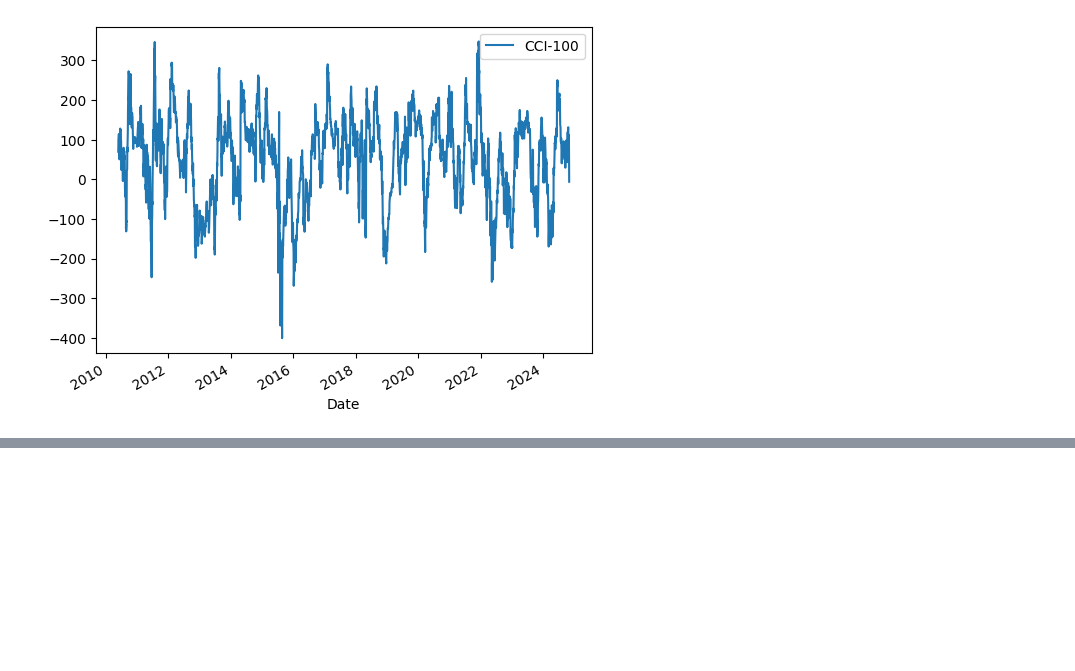
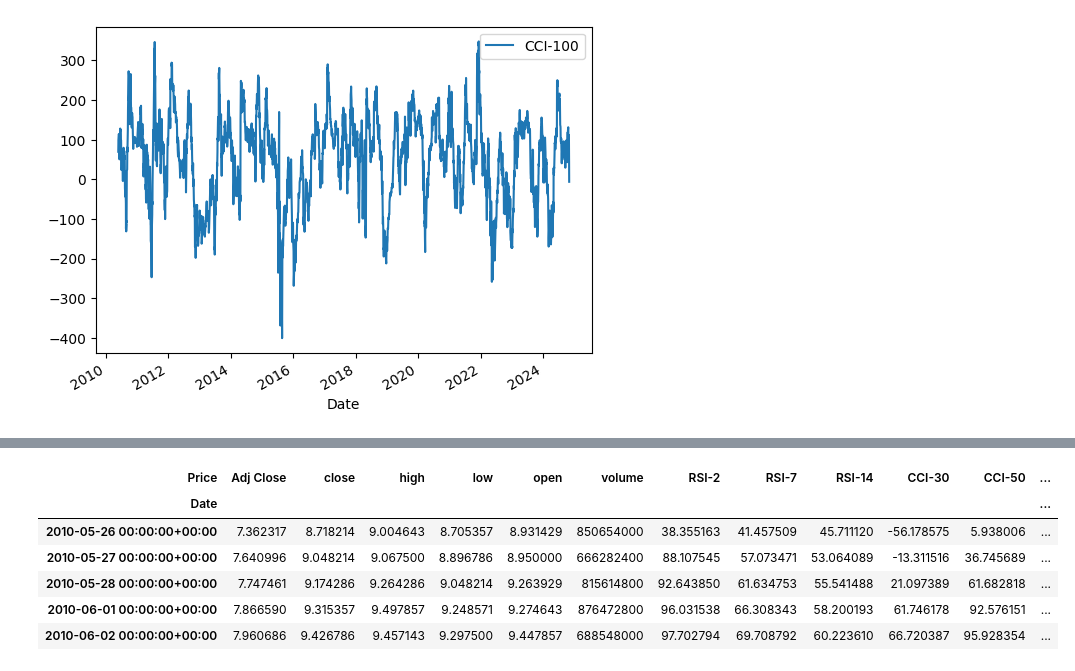
Before and after one commit to kcrachapudi/KalAnalysis, a Jupyter notebook: Jupyter/Udemy-ML-Python-Stock-Trading.ipynb, the cells around one changed output, grey strips where cells are left out. Saved outputs shown, nothing was run; the diff lists cells and outputs as text; code cells hidden in the pictures; blank space fills up the shorter version.

```diff
--- a/Jupyter/Udemy-ML-Python-Stock-Trading.ipynb
+++ b/Jupyter/Udemy-ML-Python-Stock-Trading.ipynb
@@ -113,0 +126,15 @@ dfData.plot(y='CCI-100')
+# %%
+import numpy as np
+
+dfData['label'] = np.where(dfData['open'].shift(-2).gt(dfData['open'].shift(-1)),'1','0')
+dfData.dropna(inplace=True)
+
+display(dfData.head())
+# %% [output]
+| Price | Adj Close | close | high | low | open | volume | RSI-2 | RSI-7 | RSI-14 | CCI-30 | CCI-50 | ... |
+| Date |  |  |  |  |  |  |  |  |  |  |  | ... |
+| 2010-05-26 00:00:00+00:00 | 7.362317 | 8.718214 | 9.004643 | 8.705357 | 8.931429 | 850654000 | 38.355163 | 41.457509 | 45.711120 | -56.178575 | 5.938006 | ... |
+| 2010-05-27 00:00:00+00:00 | 7.640996 | 9.048214 | 9.067500 | 8.896786 | 8.950000 | 666282400 | 88.107545 | 57.073471 | 53.064089 | -13.311516 | 36.745689 | ... |
+| 2010-05-28 00:00:00+00:00 | 7.747461 | 9.174286 | 9.264286 | 9.048214 | 9.263929 | 815614800 | 92.643850 | 61.634753 | 55.541488 | 21.097389 | 61.682818 | ... |
+| 2010-06-01 00:00:00+00:00 | 7.866590 | 9.315357 | 9.497857 | 9.248571 | 9.274643 | 876472800 | 96.031538 | 66.308343 | 58.200193 | 61.746178 | 92.576151 | ... |
+| 2010-06-02 00:00:00+00:00 | 7.960686 | 9.426786 | 9.457143 | 9.297500 | 9.447857 | 688548000 | 97.702794 | 69.708792 | 60.223610 | 66.720387 | 95.928354 | ... |
```
Also changed, not shown: parts of 9 cells of this notebook, 1 other file.
